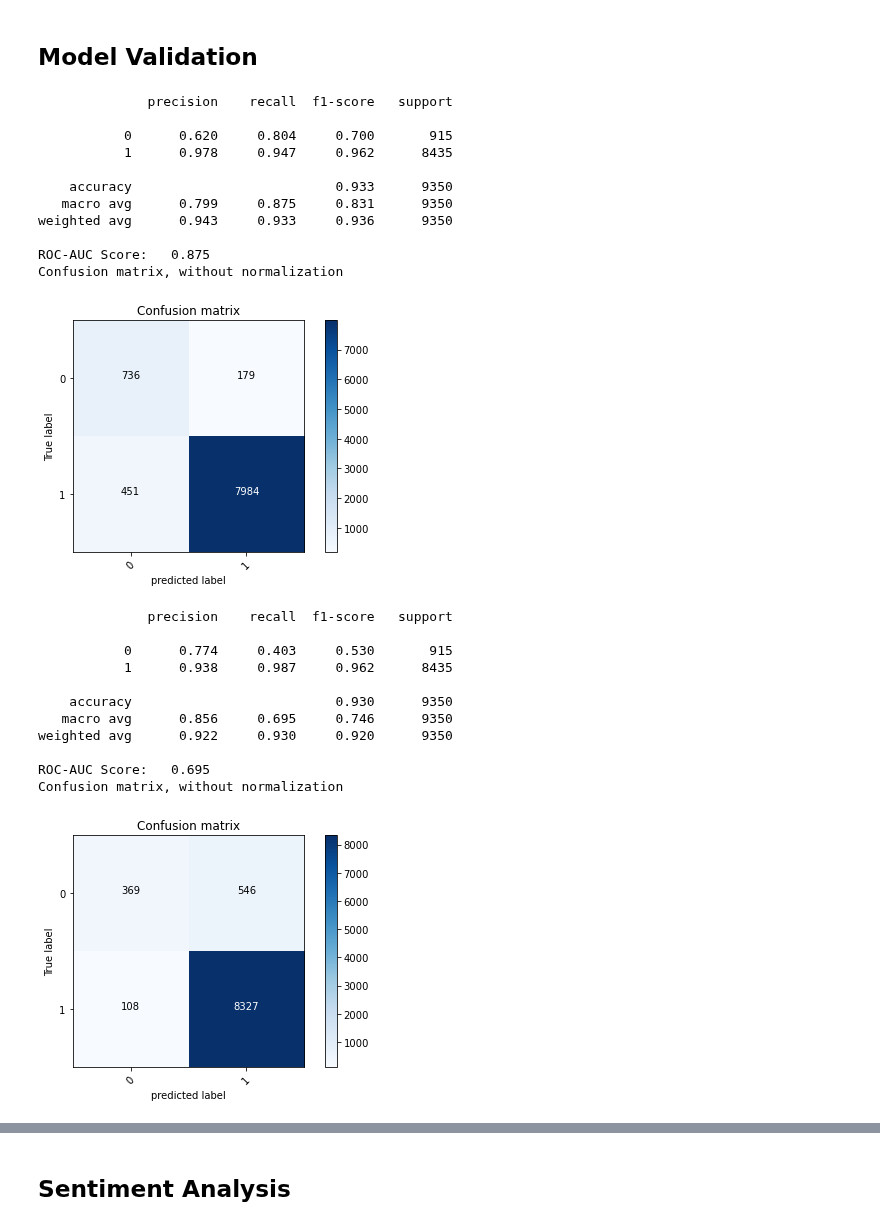
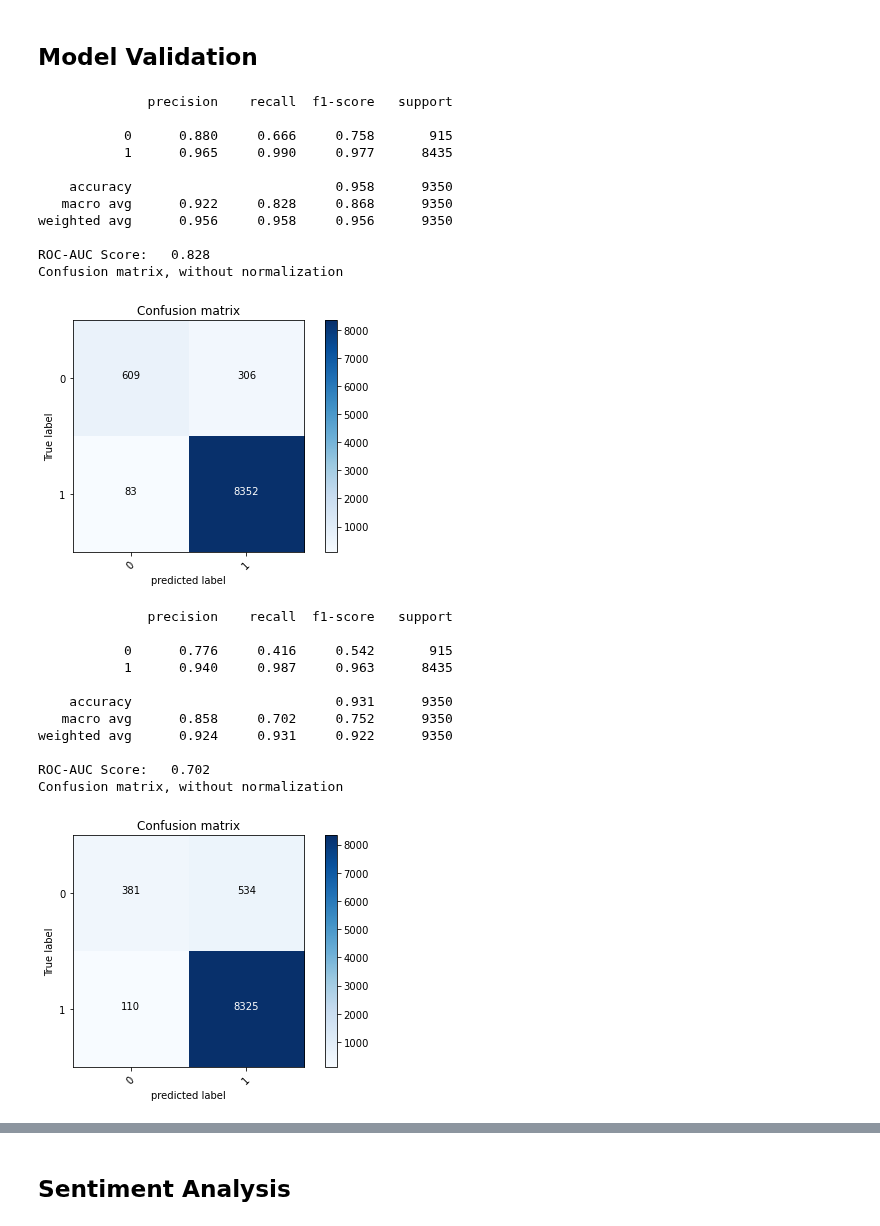
Before and after one commit to broepke/DATA110, a Jupyter notebook: Week 10/DATA110-Week10-broepke.ipynb, the cells around one changed output, grey strips where cells are left out. Drawn from its saved outputs; the diff is of its cells as text; code cells hidden in the pictures.

```diff
--- a/Week 10/DATA110-Week10-broepke.ipynb
+++ b/Week 10/DATA110-Week10-broepke.ipynb
@@ -95,0 +124,3 @@ As needed, adjust certain datatypes to better suit analysis
+# %%
+# fill the NA values with 0
+df.fillna(0, inplace=True)
@@ -431,2 +421,25 @@ RandomForest - Mean Precision: 0.973 and Standard Deviation: (0.005)
 # %% [markdown]
 ## Create Pipelines
+# %%
+def col_trans():
+    column_trans = ColumnTransformer(
+            [('primaryCategories', OneHotEncoder(dtype='int'),['primaryCategories']),
+             ('manufacturer', OneHotEncoder(dtype='int'),['manufacturer']),
+             ('domain', OneHotEncoder(dtype='int'),['domain']),
+             ('numHelpful', MinMaxScaler(), ['reviews.numHelpful']),
+             ('title', TfidfVectorizer(stop_words='english'), 'reviews.title'),
+             ('text', TfidfVectorizer(stop_words='english'), 'reviews.text')],
+            remainder='drop')
+
+    return column_trans
+# %%
+def create_pipe(clf):
+    '''Create a pipeline for a given classifier.  The classifier needs to be an instance
+    of the classifier with all parmeters needed specified.'''
+
+    # Each pipeline uses the same column transformer.
+    column_trans = col_trans()
+
+    pipeline = Pipeline([('prep',column_trans), ('clf', clf)])
+
+    return pipeline
@@ -543,38 +567,38 @@ def fit_and_print(pipeline):
     cm = metrics.confusion_matrix(y_test, y_pred, labels=[0,1])
     plot_confusion_matrix(cm, classes=[0,1])
 # %%
-# {'C': 1000, 'class_weight': 'balanced', 'gamma': 0.001, 'kernel': 'rbf'}
-clf = SVC(C=1000, gamma=0.001, class_weight='balanced', random_state=42)
+# {'C': 5000, 'class_weight': 'balanced', 'gamma': 0.5, 'kernel': 'rbf'}
+clf = SVC(C=5000, gamma=0.5, class_weight='balanced', random_state=42)
 pipeline = create_pipe(clf)
 fit_and_print(pipeline)
 # %% [output]
               precision    recall  f1-score   support
 
-           0      0.620     0.804     0.700       915
-           1      0.978     0.947     0.962      8435
+           0      0.880     0.666     0.758       915
+           1      0.965     0.990     0.977      8435
 
-    accuracy                          0.933      9350
-   macro avg      0.799     0.875     0.831      9350
-weighted avg      0.943     0.933     0.936      9350
+    accuracy                          0.958      9350
+   macro avg      0.922     0.828     0.868      9350
+weighted avg      0.956     0.958     0.956      9350
 
-ROC-AUC Score:   0.875
+ROC-AUC Score:   0.828
 Confusion matrix, without normalization
-[figure, old version]
+[figure, new version]
 # %%
-clf = ComplementNB(alpha=1.939)
+clf = ComplementNB(alpha=1.9)
 pipeline = create_pipe(clf)
 fit_and_print(pipeline)
 # %% [output]
               precision    recall  f1-score   support
 
-           0      0.774     0.403     0.530       915
-           1      0.938     0.987     0.962      8435
+           0      0.776     0.416     0.542       915
+           1      0.940     0.987     0.963      8435
 
-    accuracy                          0.930      9350
-   macro avg      0.856     0.695     0.746      9350
-weighted avg      0.922     0.930     0.920      9350
+    accuracy                          0.931      9350
+   macro avg      0.858     0.702     0.752      9350
+weighted avg      0.924     0.931     0.922      9350
 
-ROC-AUC Score:   0.695
+ROC-AUC Score:   0.702
 Confusion matrix, without normalization
 [figure]
 # %%
```
Also changed, not shown: parts of 41 cells of this notebook.
